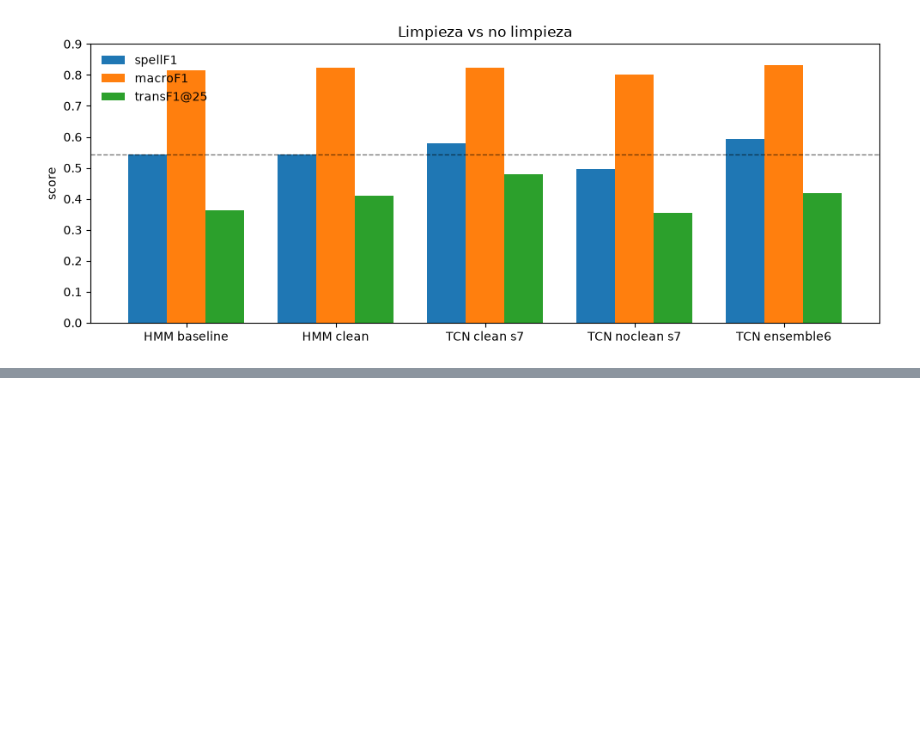
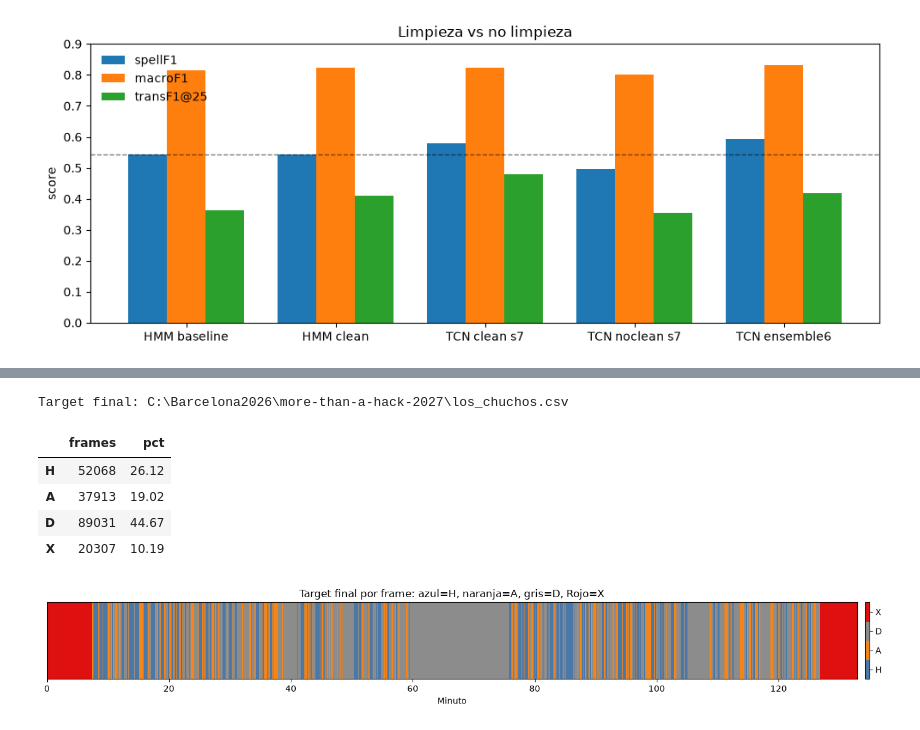
Before and after one commit to Camgomocod/more-than-a-hack-2027, a Jupyter notebook: models/ball_clean_ensemble/clean_vs_noclean.ipynb, the cells around one changed output, grey strips where cells are left out. Drawn from its saved outputs; the diff is of its cells as text; code cells hidden in the pictures; blank space fills up the shorter version.

```diff
--- a/models/ball_clean_ensemble/clean_vs_noclean.ipynb
+++ b/models/ball_clean_ensemble/clean_vs_noclean.ipynb
@@ -173,0 +178,45 @@ plt.show()
+# %%
+from matplotlib.colors import ListedColormap
+
+final_path = ROOT / "los_chuchos.csv"
+if not final_path.exists():
+    final_path = ROOT / "evaluation" / "results" / "model_tcn_clean.csv"
+
+final_codes = pm.label_codes(pm.read_label_csv(final_path))
+final_counts = pd.Series(final_codes).value_counts().reindex(range(4), fill_value=0)
+final_counts.index = list(pm.LABELS)
+
+print("Target final:", final_path)
+display(final_counts.rename("frames").to_frame().assign(
+    pct=lambda frame: 100.0 * frame["frames"] / len(final_codes)
+).round(2))
+
+full_cmap = ListedColormap(["#4c78a8", "#f58518", "#8c8c8c", "#df1010"])
+minutes = len(final_codes) / pm.FPS / 60.0
+
+fig, ax = plt.subplots(figsize=(14, 2.2))
+image = ax.imshow(
+    final_codes[None, :],
+    aspect="auto",
+    interpolation="nearest",
+    origin="lower",
+    extent=[0, minutes, 0, 1],
+    cmap=full_cmap,
+    vmin=-0.5,
+    vmax=3.5,
+)
+ax.set_yticks([])
+ax.set_xlabel("Minuto")
+ax.set_title("Target final por frame: azul=H, naranja=A, gris=D, Rojo=X")
+cbar = fig.colorbar(image, ax=ax, ticks=[0, 1, 2, 3], pad=0.01, fraction=0.02)
+cbar.ax.set_yticklabels(list(pm.LABELS))
+plt.tight_layout()
+plt.show()
+# %% [output]
+Target final: C:\Barcelona2026\more-than-a-hack-2027\los_chuchos.csv
+|  | frames | pct |
+| H | 52068 | 26.12 |
+| A | 37913 | 19.02 |
+| D | 89031 | 44.67 |
+| X | 20307 | 10.19 |
+[figure, added]
```
Also changed, not shown: parts of 8 cells of this notebook, 5 other files.
